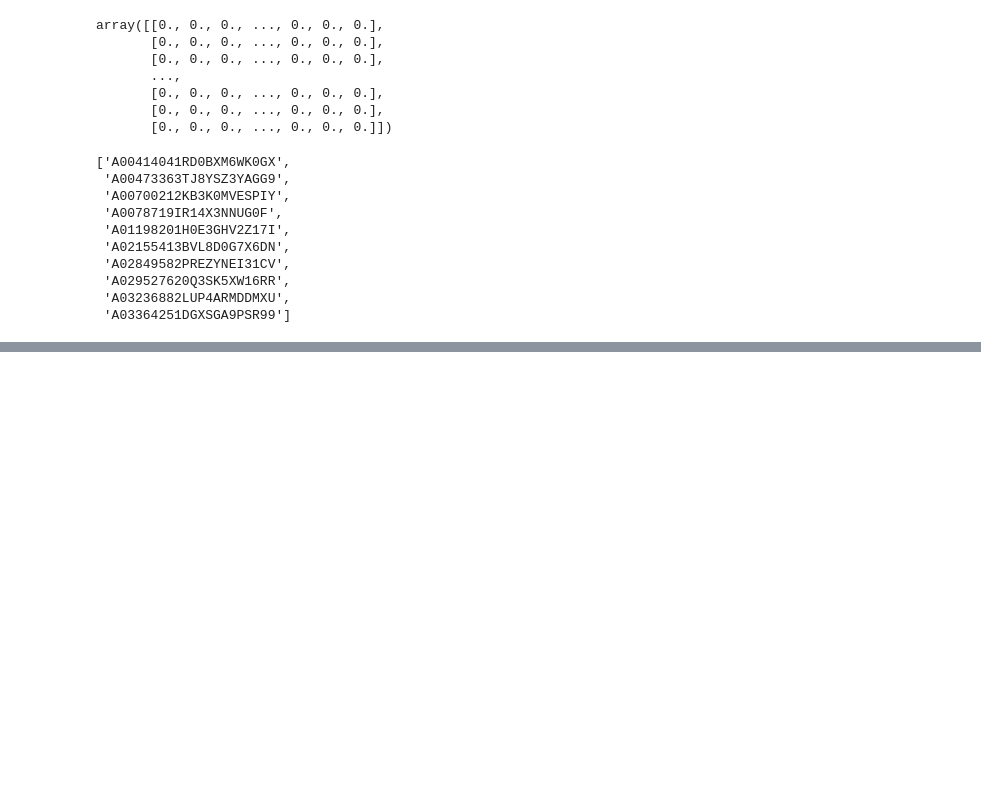
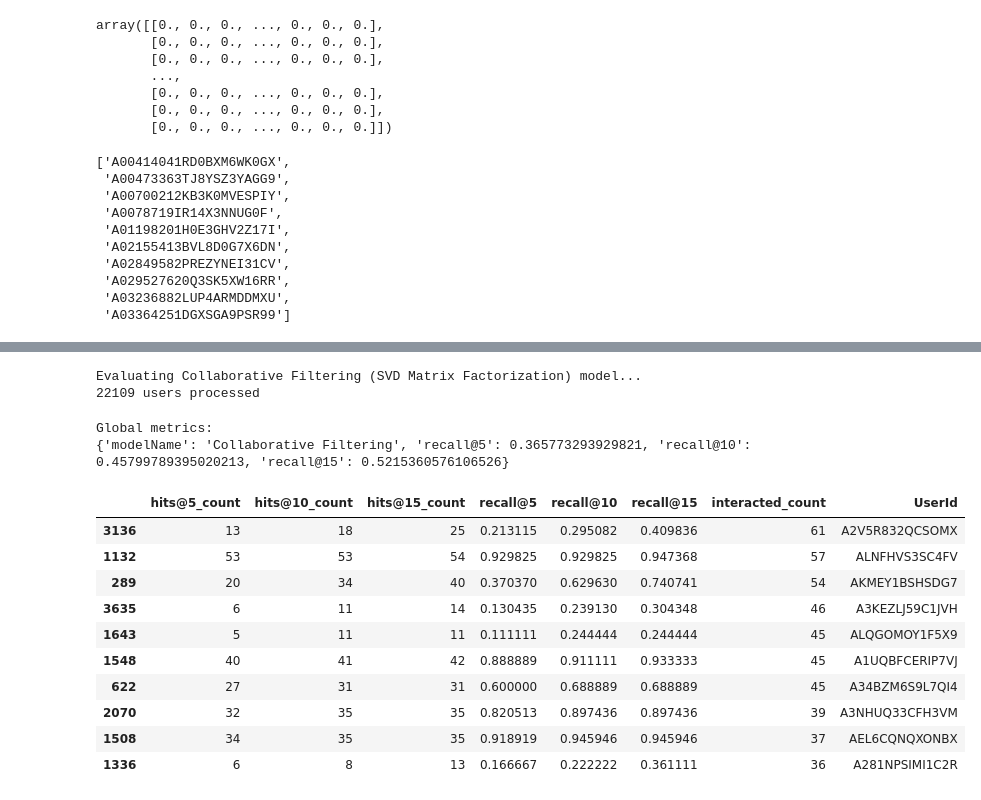
Before and after one commit to Ishakasar/Recommender-engine, a Jupyter notebook: Isha_Kasar_Team_2_Capstone_Project_4.ipynb, the cells around one changed output, grey strips where cells are left out. Saved outputs shown, nothing was run; the diff lists cells and outputs as text; code cells hidden in the pictures; blank space fills up the shorter version.

```diff
--- a/Isha_Kasar_Team_2_Capstone_Project_4.ipynb
+++ b/Isha_Kasar_Team_2_Capstone_Project_4.ipynb
@@ -381,0 +390,27 @@ Also recommended:
+# %%
+class CFRecommender:
+
+    MODEL_NAME = 'Collaborative Filtering'
+
+    def __init__(self, cf_predictions_df):
+        self.cf_predictions_df = cf_predictions_df
+
+    def get_model_name(self):
+        return self.MODEL_NAME
+
+    def recommend_items(self, user_id, items_to_ignore=[], topn=10):
+        # Get and sort the user's predictions
+        sorted_user_predictions = self.cf_predictions_df[user_id].sort_values(ascending=False).reset_index().rename(columns={user_id: 'recStrength'})
+
+        # Recommend the highest predicted rating content that the user hasn't seen yet.
+        recommendations_df = sorted_user_predictions[~sorted_user_predictions['ProductId'].isin(items_to_ignore)].sort_values('recStrength', ascending = False).head(topn)
+
+        return recommendations_df
+
+
+cf_recommender_model = CFRecommender(preds_df)
+# %%
+#Indexing by personId to speed up the searches during evaluation
+purchases_full_indexed_df = interactions_full_df.set_index('UserId')
+purchases_train_indexed_df = interactions_train_df.set_index('UserId')
+purchases_test_indexed_df = interactions_test_df.set_index('UserId')
@@ -381,0 +419,4 @@ Also recommended:
+# %%
+def get_product_purchased(UserId, df):
+    purchased_product = df.loc[UserId]['ProductId']
+    return set(purchased_product if type(purchased_product) == pd.Series else [purchased_product])
@@ -381,0 +529,23 @@ Also recommended:
+# %%
+print('Evaluating Collaborative Filtering (SVD Matrix Factorization) model...')
+cf_global_metrics, cf_detailed_results_df = model_evaluator.evaluate_model(cf_recommender_model)
+# %% [output]
+Evaluating Collaborative Filtering (SVD Matrix Factorization) model...
+22109 users processed
+# %%
+print('\nGlobal metrics:\n%s' % cf_global_metrics)
+cf_detailed_results_df.head(10)
+# %% [output]
+Global metrics:
+{'modelName': 'Collaborative Filtering', 'recall@5': 0.365773293929821, 'recall@10': 0.45799789395020213, 'recall@15': 0.5215360576106526}
+|  | hits@5_count | hits@10_count | hits@15_count | recall@5 | recall@10 | recall@15 | interacted_count | UserId |
+| 3136 | 13 | 18 | 25 | 0.213115 | 0.295082 | 0.409836 | 61 | A2V5R832QCSOMX |
+| 1132 | 53 | 53 | 54 | 0.929825 | 0.929825 | 0.947368 | 57 | ALNFHVS3SC4FV |
+| 289 | 20 | 34 | 40 | 0.370370 | 0.629630 | 0.740741 | 54 | AKMEY1BSHSDG7 |
+| 3635 | 6 | 11 | 14 | 0.130435 | 0.239130 | 0.304348 | 46 | A3KEZLJ59C1JVH |
+| 1643 | 5 | 11 | 11 | 0.111111 | 0.244444 | 0.244444 | 45 | ALQGOMOY1F5X9 |
+| 1548 | 40 | 41 | 42 | 0.888889 | 0.911111 | 0.933333 | 45 | A1UQBFCERIP7VJ |
+| 622 | 27 | 31 | 31 | 0.600000 | 0.688889 | 0.688889 | 45 | A34BZM6S9L7QI4 |
+| 2070 | 32 | 35 | 35 | 0.820513 | 0.897436 | 0.897436 | 39 | A3NHUQ33CFH3VM |
+| 1508 | 34 | 35 | 35 | 0.918919 | 0.945946 | 0.945946 | 37 | AEL6CQNQXONBX |
+| 1336 | 6 | 8 | 13 | 0.166667 | 0.222222 | 0.361111 | 36 | A281NPSIMI1C2R |
```
Also changed, not shown: parts of 18 cells of this notebook.
